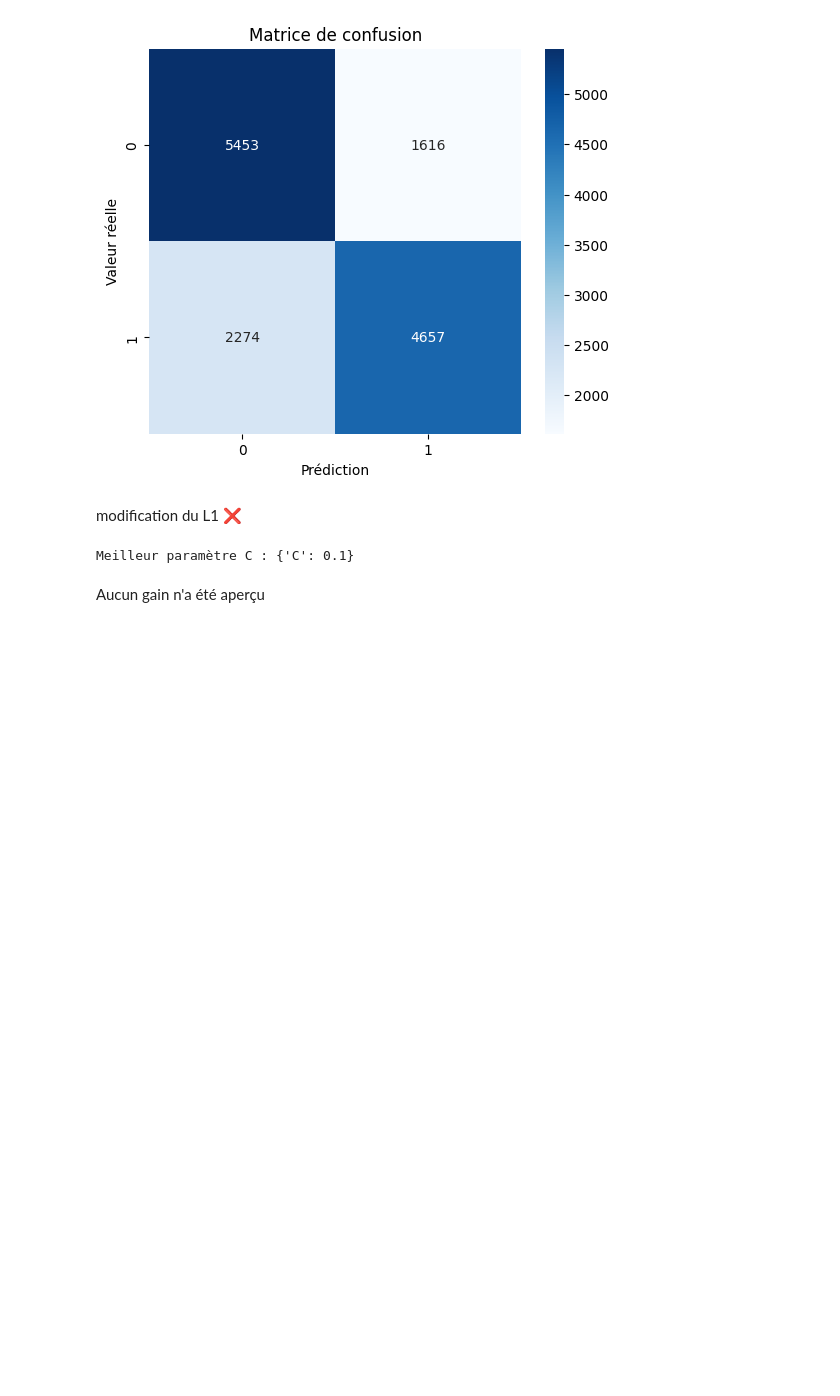
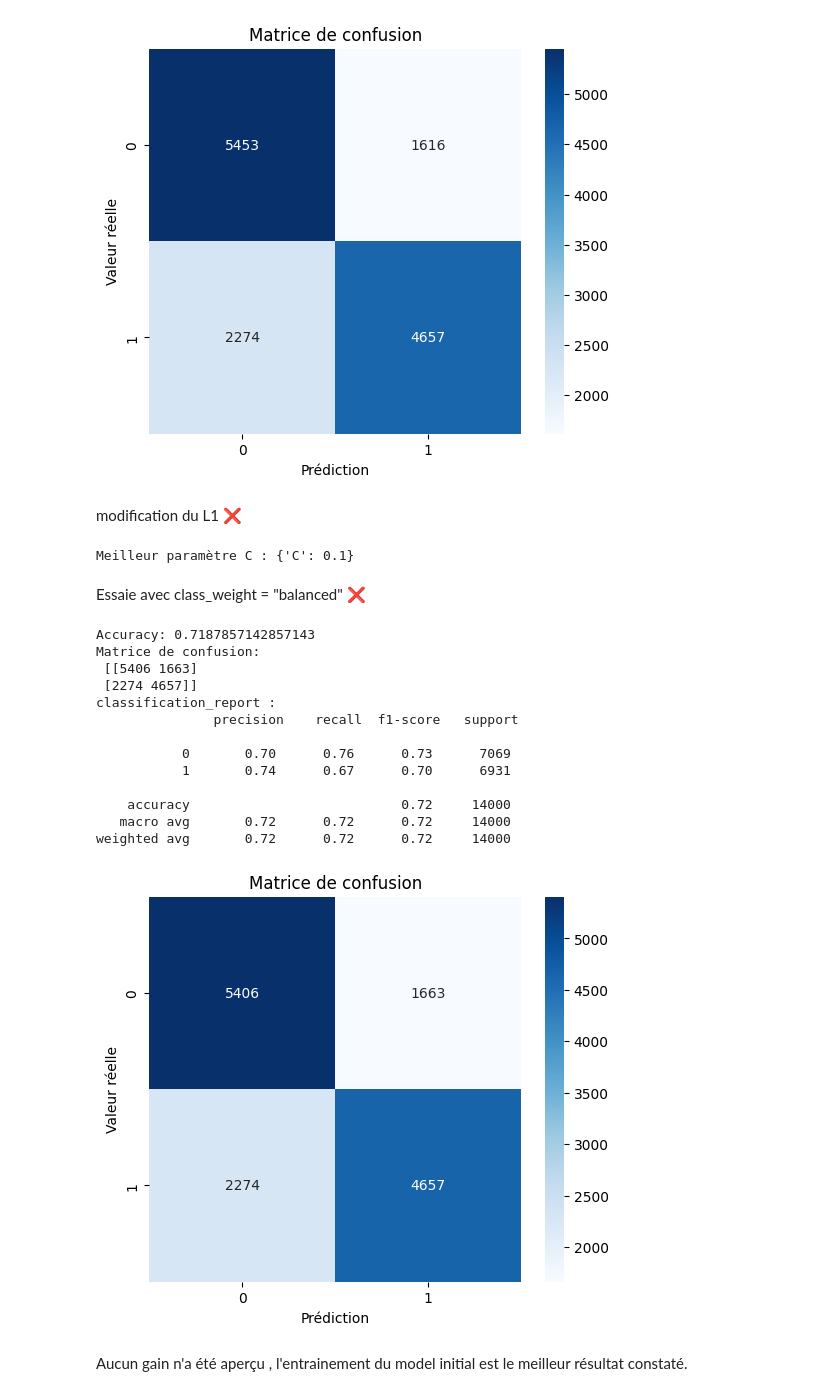
Before and after one commit to ines-lorquet/cardio-vasc-risks, a Jupyter notebook: logistic-regression.ipynb, the cells around one changed output. Cells and saved outputs as stored; diff of their text form; code cells hidden in the pictures; blank space fills up the shorter version.

Commit message:
ajout d'un essaie d'amelioration

```diff
--- a/logistic-regression.ipynb
+++ b/logistic-regression.ipynb
@@ -217,5 +217,44 @@ grid.fit(X_train, y_train)
 print("Meilleur paramètre C :", grid.best_params_)
 # %% [output]
 Meilleur paramètre C : {'C': 0.1}
+# %% [markdown]
+Essaie avec class_weight = "balanced" ❌
+# %%
+X = df[['age', 'gender', 'weight', 'ap_hi', 'cholesterol', 'active']].values
+
+y= df['cardio']
+
+X_train, X_test, y_train, y_test = train_test_split(X, y, test_size=0.2, random_state=0)
+model_balanced = LogisticRegression(class_weight="balanced",max_iter=10000)
+model_balanced.fit(X,y)
+
+y_pred = model_balanced.predict(X_test)
+
+print("Accuracy:", accuracy_score(y_test, y_pred))
+print("Matrice de confusion:\n", confusion_matrix(y_test, y_pred))
+print("classification_report :\n", classification_report(y_test, y_pred))
+cm = confusion_matrix(y_test, y_pred)
+
+plt.figure(figsize=(6, 5))
+sns.heatmap(cm, annot=True, fmt='d', cmap='Blues')
+plt.title("Matrice de confusion")
+plt.xlabel("Prédiction")
+plt.ylabel("Valeur réelle")
+plt.show()
+# %% [output]
+Accuracy: 0.7187857142857143
+Matrice de confusion:
+ [[5406 1663]
+ [2274 4657]]
+classification_report :
+               precision    recall  f1-score   support
+
+           0       0.70      0.76      0.73      7069
+           1       0.74      0.67      0.70      6931
+
+    accuracy                           0.72     14000
+   macro avg       0.72      0.72      0.72     14000
+weighted avg       0.72      0.72      0.72     14000
+[figure, added]
 # %% [markdown]
-Aucun gain n'a été aperçu
+Aucun gain n'a été aperçu , l'entrainement du model initial est le meilleur résultat constaté.
```
Also changed, not shown: parts of 2 cells of this notebook.
